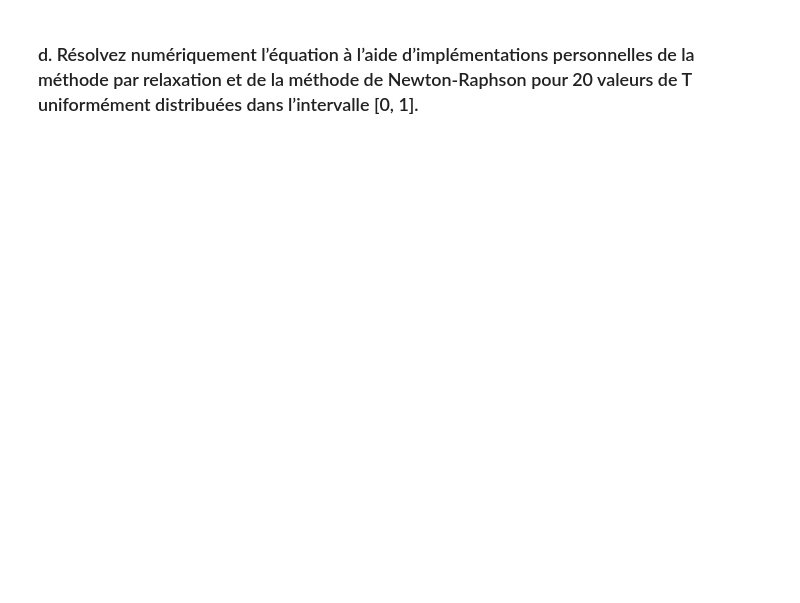
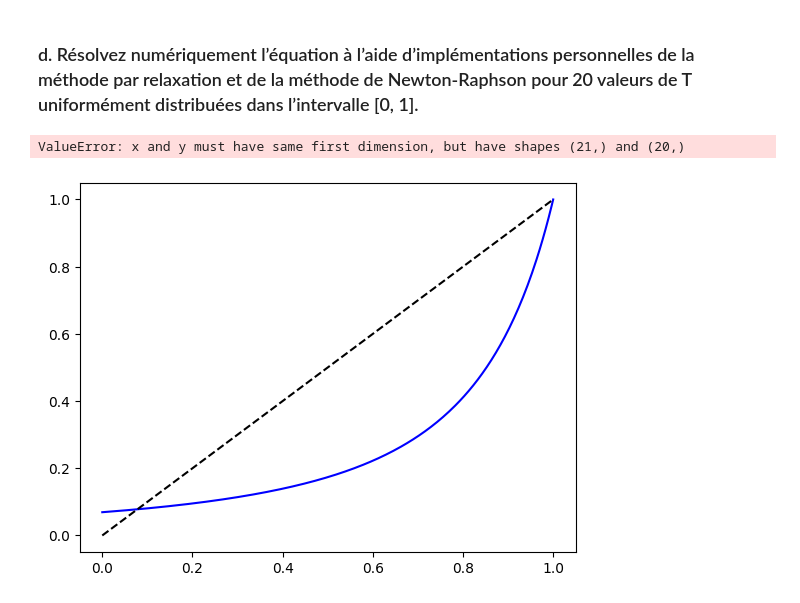
Before and after one commit to YuuHappy/PhysnumTP3, a Jupyter notebook: TP3_JulesLabrecque_MarcAntoineSamson_XavierLarouche.ipynb, the cells around one changed output. Saved outputs shown, nothing was run; the diff lists cells and outputs as text; code cells hidden in the pictures; blank space fills up the shorter version.

```diff
--- a/TP3_JulesLabrecque_MarcAntoineSamson_XavierLarouche.ipynb
+++ b/TP3_JulesLabrecque_MarcAntoineSamson_XavierLarouche.ipynb
@@ -193,2 +247,35 @@ $$u_3 =\frac{1\pm\sqrt{1-4/A^2}}{2} = \frac{1\pm\sqrt{1-4/(T(\kappa-1))^2}}{2}$$
 # %% [markdown]
 ### d. Résolvez numériquement l’équation à l’aide d’implémentations personnelles de la méthode par relaxation et de la méthode de Newton-Raphson pour 20 valeurs de T uniformément distribuées dans l’intervalle [0, 1].
+# %%
+def plot_relaxation_spiderweb(T, kappa=5, u0=0.8, iterations=20):
+    u = np.linspace(0, 1, 300)
+    f = 1 / (1 + T*(kappa-1)*(1 - u))**2
+
+    # Tracer y=f(u) et y=u
+    plt.plot(u, f, label='f(u)', color='blue')
+    plt.plot(u, u, '--', label='y = u', color='black')
+
+    # Itération relaxation
+    u_n = u0
+    path = [u_n]
+    for _ in range(iterations):
+        u_next = 1 / (1 + T*(kappa-1)*(1 - u_n))**2
+        path.extend([u_n, u_next])
+        u_n = u_next
+
+    # Tracer le chemin
+    plt.plot(path[::2], path[1::2], 'r-', label='Chemin')
+    plt.plot(path[1::2], path[1::2], 'r-')
+
+    plt.xlabel('u_n')
+    plt.ylabel('u_(n+1)')
+    plt.title(f'Toile d\'araignée : Relaxation (T={T:.2f})')
+    plt.legend()
+    plt.grid(True)
+    plt.show()
+
+# Exemple d'utilisation
+plot_relaxation_spiderweb(T=0.7, u0=0.8)
+# %% [output]
+ValueError: x and y must have same first dimension, but have shapes (21,) and (20,)
+[figure, added]
```
Also changed, not shown: parts of 8 cells of this notebook.
